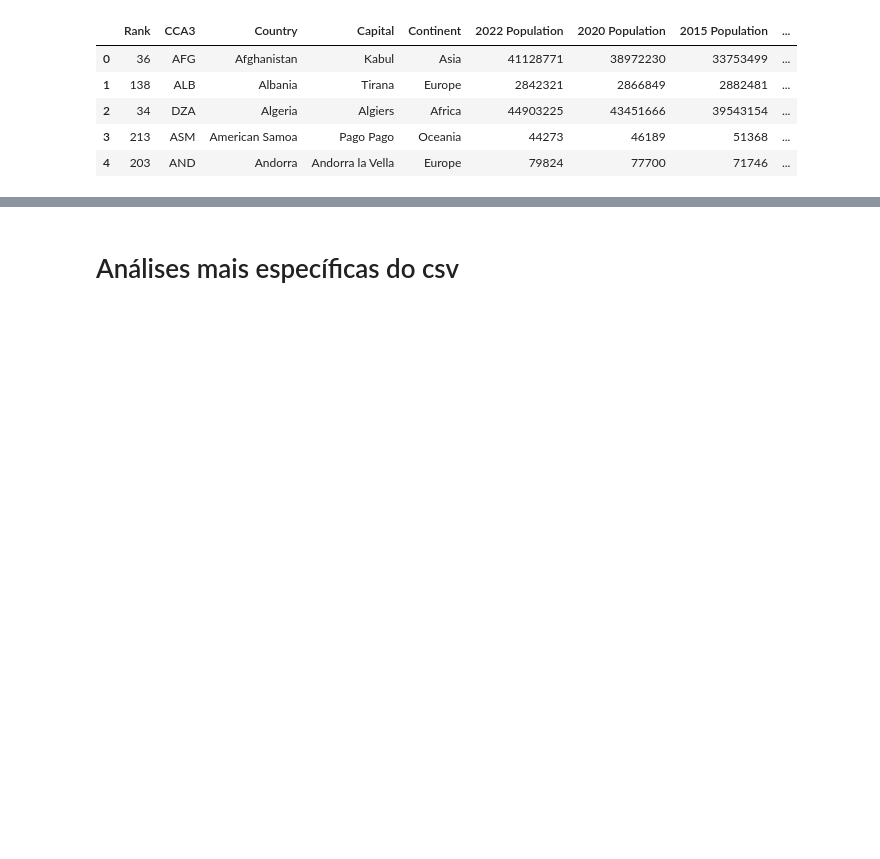
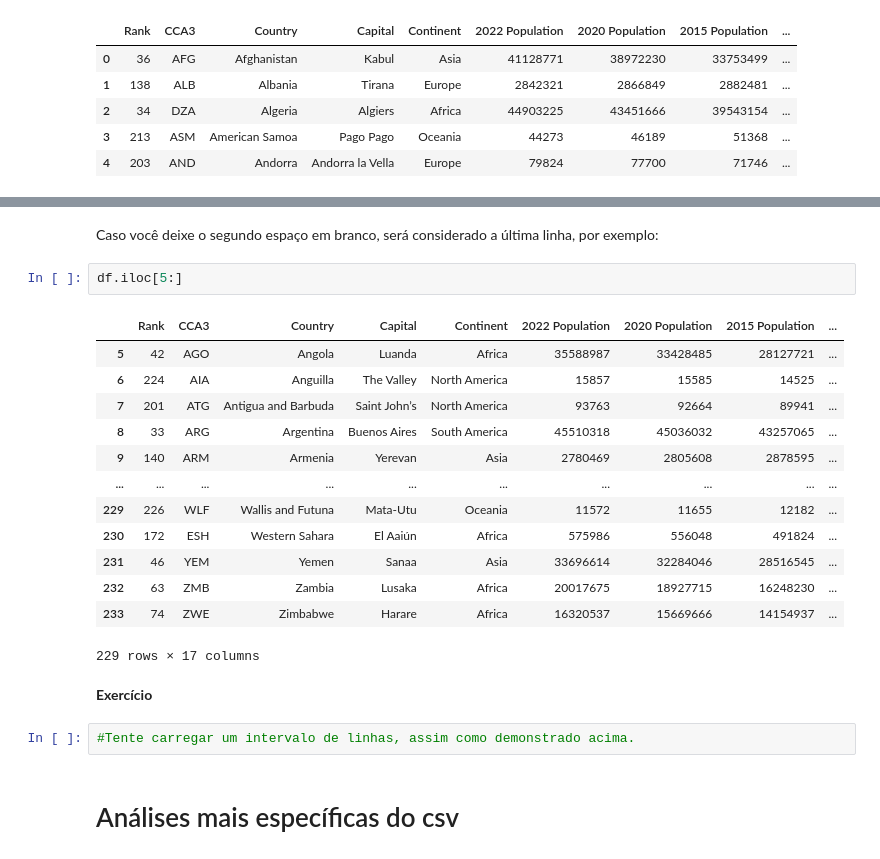
Before and after one commit to heitorhenriques/MiniCurso, a Jupyter notebook: Aula 2/Aula2.ipynb, the cells around one changed output, grey strips where cells are left out. Saved outputs shown, nothing was run; the diff lists cells and outputs as text; blank space fills up the shorter version.

```diff
--- a/Aula 2/Aula2.ipynb
+++ b/Aula 2/Aula2.ipynb
@@ -195,3 +246,25 @@ df.loc[[45,16]]
+# %% [markdown]
+Caso você deixe o segundo espaço em branco, será considerado a última linha, por exemplo:
+# %%
+df.iloc[5:]
+# %% [output]
+|  | Rank | CCA3 | Country | Capital | Continent | 2022 Population | 2020 Population | 2015 Population | ... |
+| 5 | 42 | AGO | Angola | Luanda | Africa | 35588987 | 33428485 | 28127721 | ... |
+| 6 | 224 | AIA | Anguilla | The Valley | North America | 15857 | 15585 | 14525 | ... |
+| 7 | 201 | ATG | Antigua and Barbuda | Saint John’s | North America | 93763 | 92664 | 89941 | ... |
+| 8 | 33 | ARG | Argentina | Buenos Aires | South America | 45510318 | 45036032 | 43257065 | ... |
+| 9 | 140 | ARM | Armenia | Yerevan | Asia | 2780469 | 2805608 | 2878595 | ... |
+| ... | ... | ... | ... | ... | ... | ... | ... | ... | ... |
+| 229 | 226 | WLF | Wallis and Futuna | Mata-Utu | Oceania | 11572 | 11655 | 12182 | ... |
+| 230 | 172 | ESH | Western Sahara | El Aaiún | Africa | 575986 | 556048 | 491824 | ... |
+| 231 | 46 | YEM | Yemen | Sanaa | Asia | 33696614 | 32284046 | 28516545 | ... |
+| 232 | 63 | ZMB | Zambia | Lusaka | Africa | 20017675 | 18927715 | 16248230 | ... |
+| 233 | 74 | ZWE | Zimbabwe | Harare | Africa | 16320537 | 15669666 | 14154937 | ... |
+229 rows × 17 columns
+# %% [markdown]
+**Exercício**
+# %%
+#Tente carregar um intervalo de linhas, assim como demonstrado acima.
 # %% [markdown]
 # Análises mais específicas do csv
 # %% [markdown]
```
Also changed, not shown: parts of 40 cells of this notebook.
